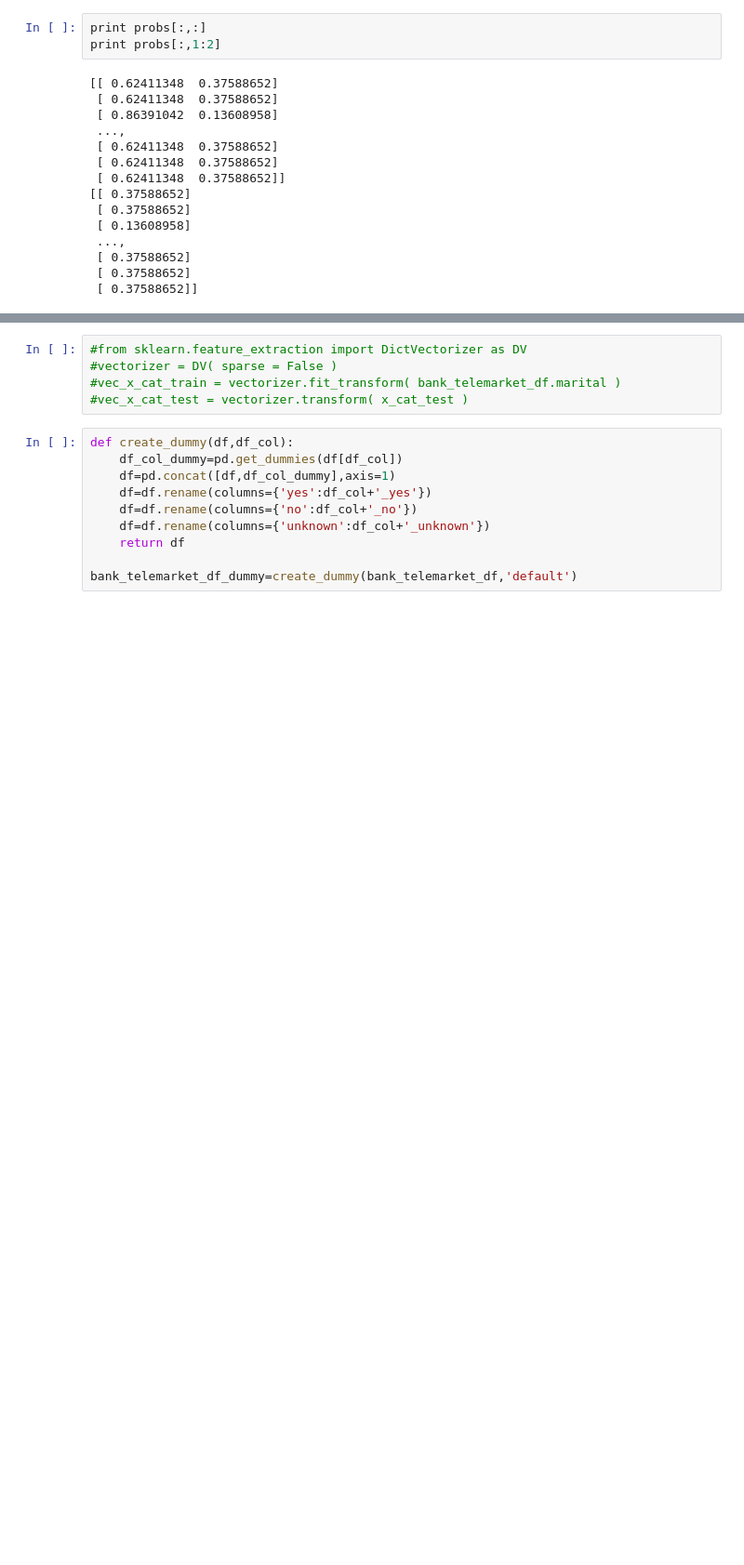
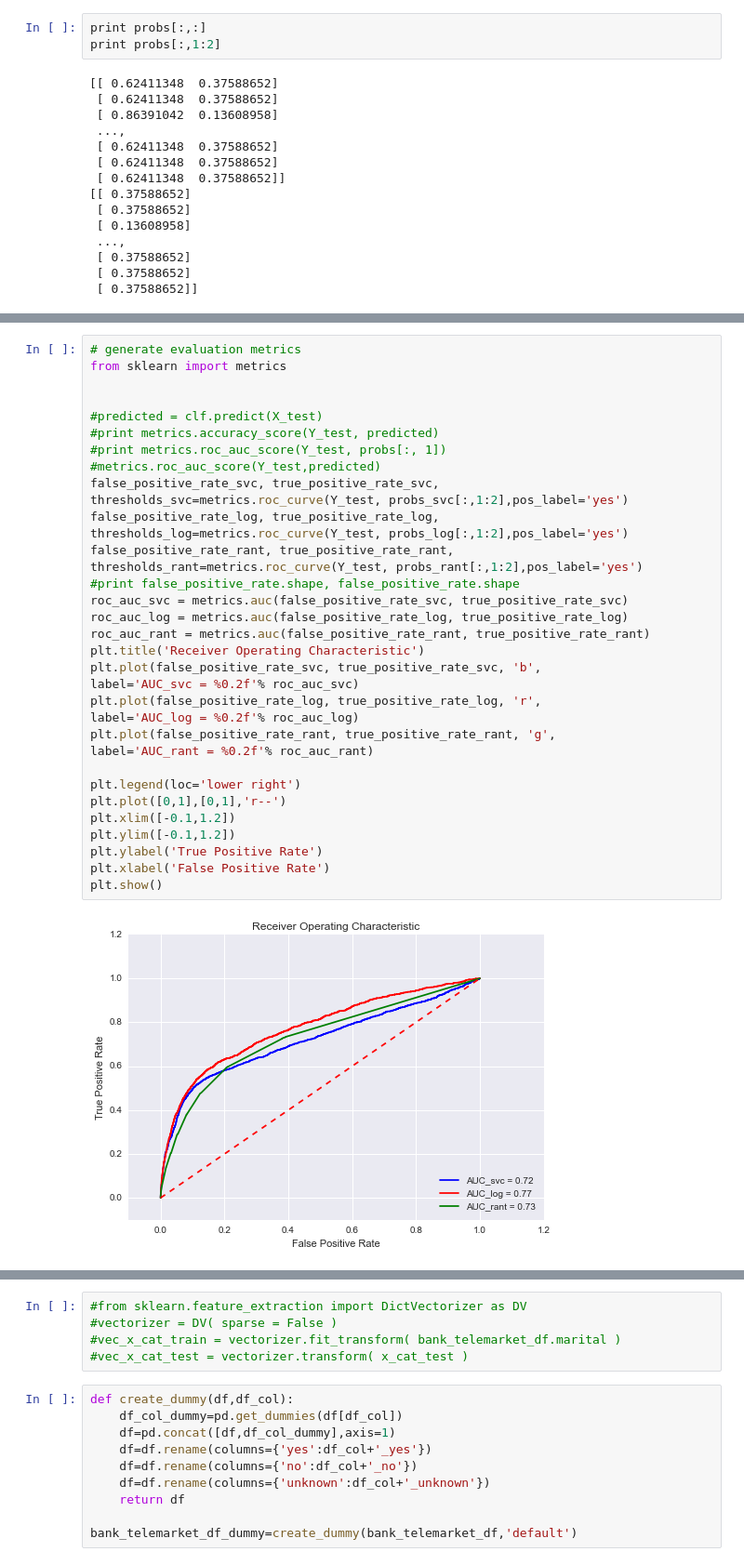
Before and after one commit to rahul-c1/Metis_Project_2, a Jupyter notebook: Metis_Challenge_2_Benchmark_Models.ipynb, the cells around one changed output, grey strips where cells are left out. Shown at 93% size. Cells and saved outputs as stored; diff of their text form; blank space fills up the shorter version.

```diff
--- a/Metis_Challenge_2_Benchmark_Models.ipynb
+++ b/Metis_Challenge_2_Benchmark_Models.ipynb
@@ -901,0 +983,33 @@ print probs[:,1:2]
+# %%
+# generate evaluation metrics
+from sklearn import metrics
+
+
+#predicted = clf.predict(X_test)
+#print metrics.accuracy_score(Y_test, predicted)
+#print metrics.roc_auc_score(Y_test, probs[:, 1])
+#metrics.roc_auc_score(Y_test,predicted)
+false_positive_rate_svc, true_positive_rate_svc, thresholds_svc=metrics.roc_curve(Y_test, probs_svc[:,1:2],pos_label='yes')
+false_positive_rate_log, true_positive_rate_log, thresholds_log=metrics.roc_curve(Y_test, probs_log[:,1:2],pos_label='yes')
+false_positive_rate_rant, true_positive_rate_rant, thresholds_rant=metrics.roc_curve(Y_test, probs_rant[:,1:2],pos_label='yes')
+#print false_positive_rate.shape, false_positive_rate.shape
+roc_auc_svc = metrics.auc(false_positive_rate_svc, true_positive_rate_svc)
+roc_auc_log = metrics.auc(false_positive_rate_log, true_positive_rate_log)
+roc_auc_rant = metrics.auc(false_positive_rate_rant, true_positive_rate_rant)
+plt.title('Receiver Operating Characteristic')
+plt.plot(false_positive_rate_svc, true_positive_rate_svc, 'b',
+label='AUC_svc = %0.2f'% roc_auc_svc)
+plt.plot(false_positive_rate_log, true_positive_rate_log, 'r',
+label='AUC_log = %0.2f'% roc_auc_log)
+plt.plot(false_positive_rate_rant, true_positive_rate_rant, 'g',
+label='AUC_rant = %0.2f'% roc_auc_rant)
+
+plt.legend(loc='lower right')
+plt.plot([0,1],[0,1],'r--')
+plt.xlim([-0.1,1.2])
+plt.ylim([-0.1,1.2])
+plt.ylabel('True Positive Rate')
+plt.xlabel('False Positive Rate')
+plt.show()
+# %% [output]
+[figure, added]
```
Also changed, not shown: parts of 21 cells of this notebook, 4 other files.
